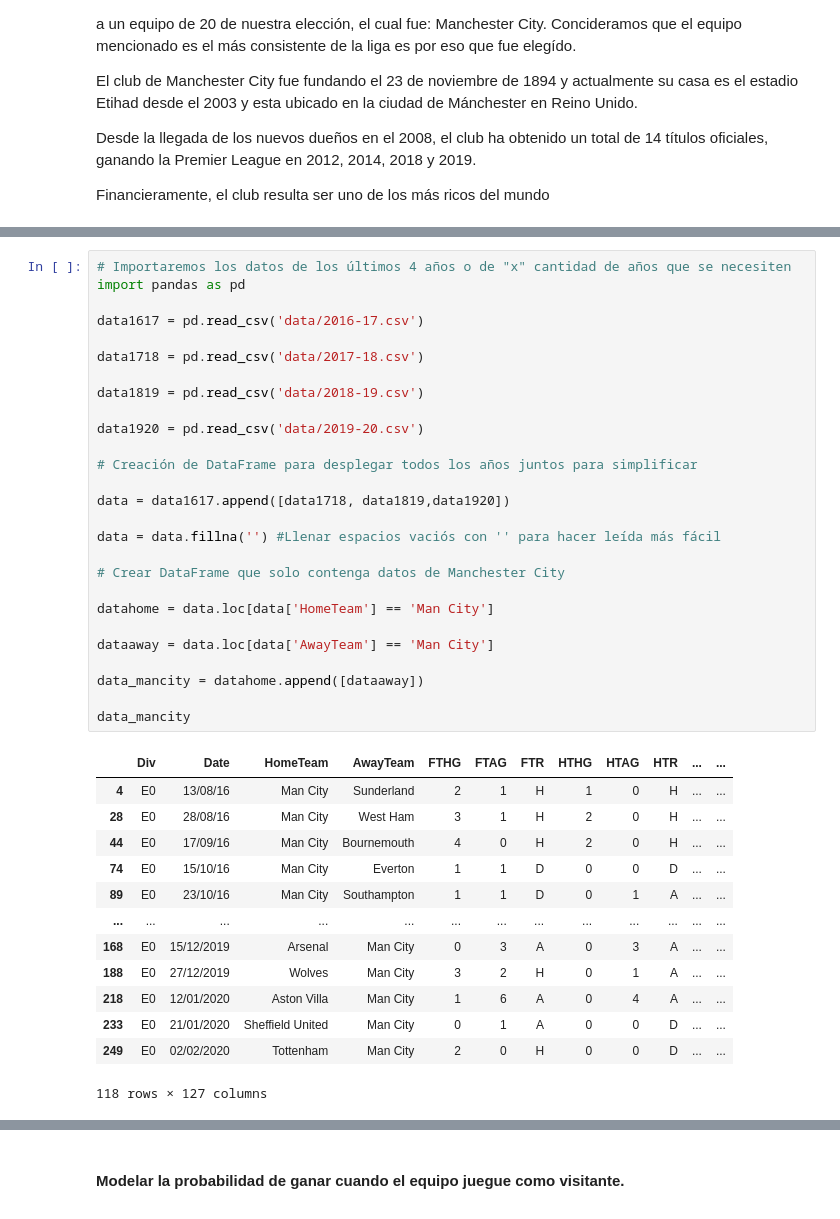
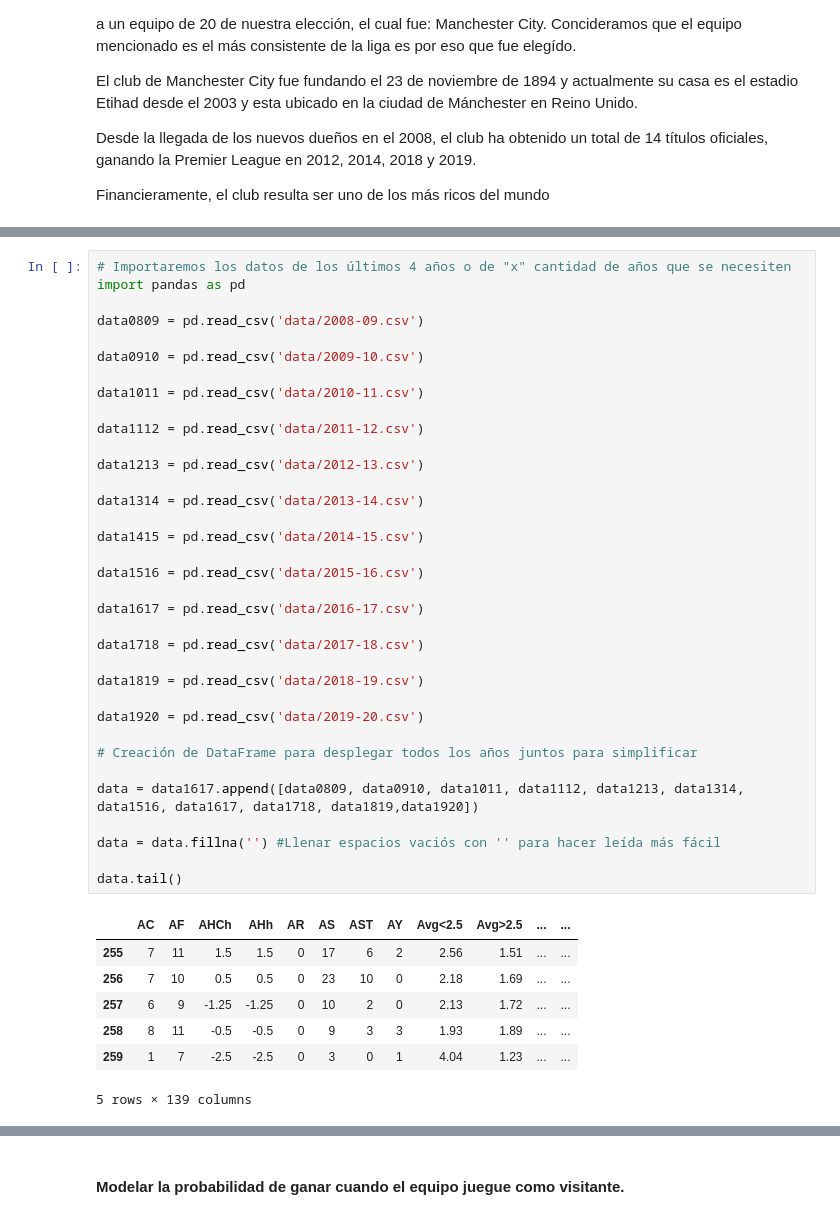
Before and after one commit to mariajosecanture/PROYECTO_SG_MJC, a Jupyter notebook: ProyectoModulo1_CantuM_GarciaS_GreenA.ipynb, the cells around one changed output, grey strips where cells are left out. Drawn from its saved outputs; the diff is of its cells as text.

```diff
--- a/ProyectoModulo1_CantuM_GarciaS_GreenA.ipynb
+++ b/ProyectoModulo1_CantuM_GarciaS_GreenA.ipynb
@@ -80,41 +88,43 @@ Financieramente, el club resulta ser uno de los más ricos del mundo
 # %%
 # Importaremos los datos de los últimos 4 años o de "x" cantidad de años que se necesiten
 import pandas as pd
+
+data0809 = pd.read_csv('data/2008-09.csv')
+
+data0910 = pd.read_csv('data/2009-10.csv')
+
+data1011 = pd.read_csv('data/2010-11.csv')
+
+data1112 = pd.read_csv('data/2011-12.csv')
+
+data1213 = pd.read_csv('data/2012-13.csv')
+
+data1314 = pd.read_csv('data/2013-14.csv')
+
+data1415 = pd.read_csv('data/2014-15.csv')
+
+data1516 = pd.read_csv('data/2015-16.csv')
 
 data1617 = pd.read_csv('data/2016-17.csv')
 
 data1718 = pd.read_csv('data/2017-18.csv')
 
 data1819 = pd.read_csv('data/2018-19.csv')
 
 data1920 = pd.read_csv('data/2019-20.csv')
 
 # Creación de DataFrame para desplegar todos los años juntos para simplificar
 
-data = data1617.append([data1718, data1819,data1920])
+data = data1617.append([data0809, data0910, data1011, data1112, data1213, data1314, data1516, data1617, data1718, data1819,data1920])
 
 data = data.fillna('') #Llenar espacios vaciós con '' para hacer leída más fácil
 
-# Crear DataFrame que solo contenga datos de Manchester City
-
-datahome = data.loc[data['HomeTeam'] == 'Man City']
-
-dataaway = data.loc[data['AwayTeam'] == 'Man City']
-
-data_mancity = datahome.append([dataaway])
-
-data_mancity
+data.tail()
 # %% [output]
-|  | Div | Date | HomeTeam | AwayTeam | FTHG | FTAG | FTR | HTHG | HTAG | HTR | ... | ... |
-| 4 | E0 | 13/08/16 | Man City | Sunderland | 2 | 1 | H | 1 | 0 | H | ... | ... |
-| 28 | E0 | 28/08/16 | Man City | West Ham | 3 | 1 | H | 2 | 0 | H | ... | ... |
-| 44 | E0 | 17/09/16 | Man City | Bournemouth | 4 | 0 | H | 2 | 0 | H | ... | ... |
-| 74 | E0 | 15/10/16 | Man City | Everton | 1 | 1 | D | 0 | 0 | D | ... | ... |
-| 89 | E0 | 23/10/16 | Man City | Southampton | 1 | 1 | D | 0 | 1 | A | ... | ... |
-| ... | ... | ... | ... | ... | ... | ... | ... | ... | ... | ... | ... | ... |
-| 168 | E0 | 15/12/2019 | Arsenal | Man City | 0 | 3 | A | 0 | 3 | A | ... | ... |
-| 188 | E0 | 27/12/2019 | Wolves | Man City | 3 | 2 | H | 0 | 1 | A | ... | ... |
-| 218 | E0 | 12/01/2020 | Aston Villa | Man City | 1 | 6 | A | 0 | 4 | A | ... | ... |
-| 233 | E0 | 21/01/2020 | Sheffield United | Man City | 0 | 1 | A | 0 | 0 | D | ... | ... |
-| 249 | E0 | 02/02/2020 | Tottenham | Man City | 2 | 0 | H | 0 | 0 | D | ... | ... |
+|  | AC | AF | AHCh | AHh | AR | AS | AST | AY | Avg<2.5 | Avg>2.5 | ... | ... |
+| 255 | 7 | 11 | 1.5 | 1.5 | 0 | 17 | 6 | 2 | 2.56 | 1.51 | ... | ... |
+| 256 | 7 | 10 | 0.5 | 0.5 | 0 | 23 | 10 | 0 | 2.18 | 1.69 | ... | ... |
+| 257 | 6 | 9 | -1.25 | -1.25 | 0 | 10 | 2 | 0 | 2.13 | 1.72 | ... | ... |
+| 258 | 8 | 11 | -0.5 | -0.5 | 0 | 9 | 3 | 3 | 1.93 | 1.89 | ... | ... |
+| 259 | 1 | 7 | -2.5 | -2.5 | 0 | 3 | 0 | 1 | 4.04 | 1.23 | ... | ... |
-118 rows × 127 columns
+5 rows × 139 columns
```
Also changed, not shown: parts of 18 cells of this notebook.
